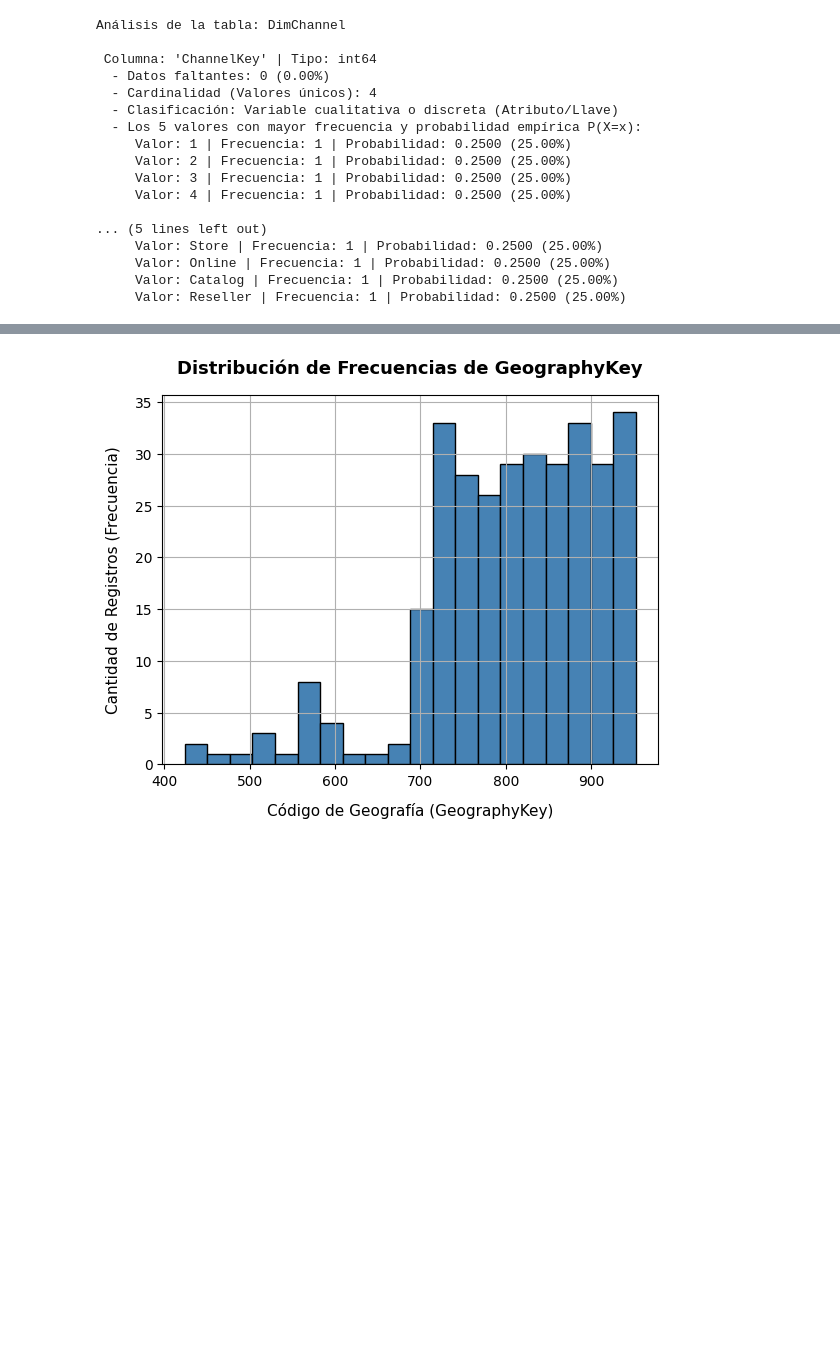
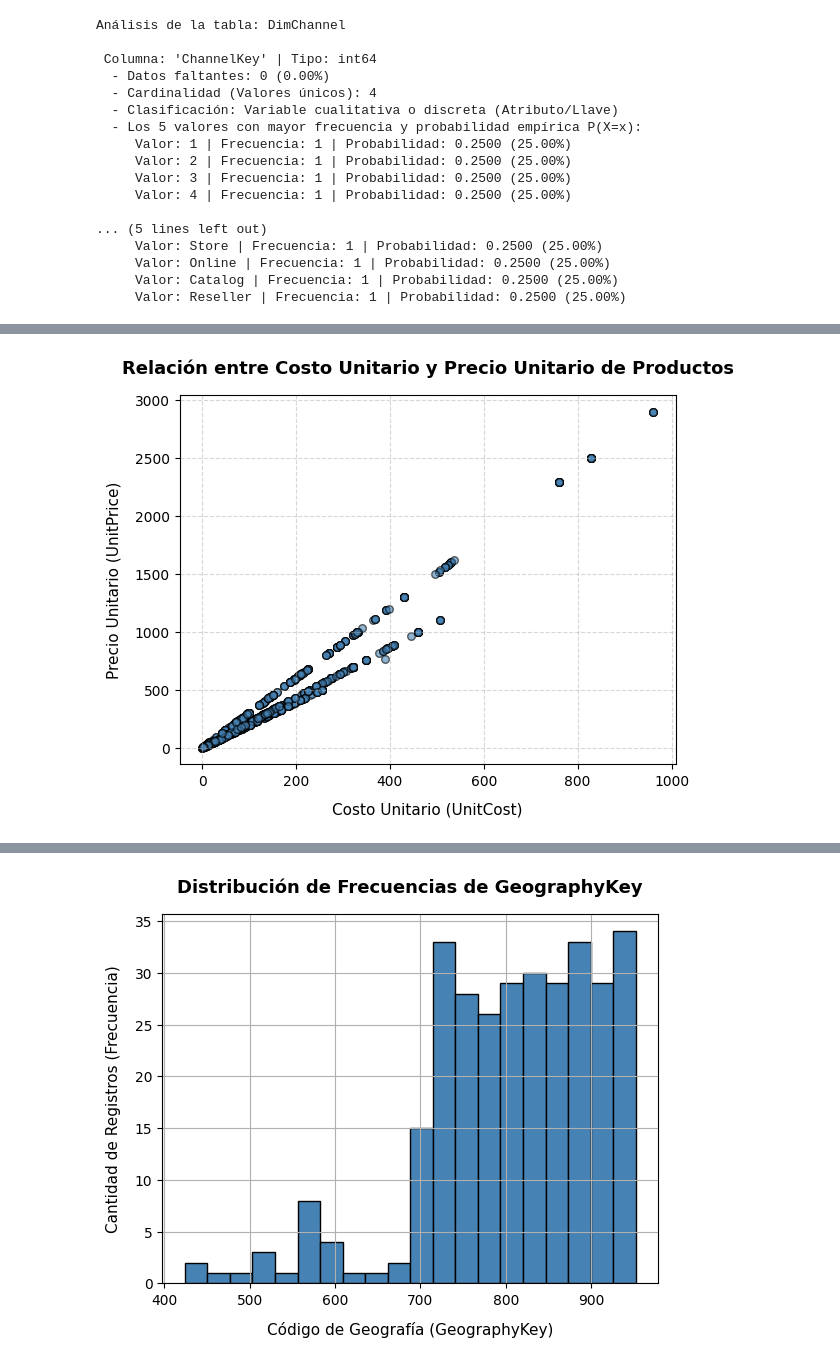
Before and after one commit to DarkLyng/Proyecto_Modelos, a Jupyter notebook: Proyecto_Modelos_.ipynb, the cells around one changed output, grey strips where cells are left out. Saved outputs shown, nothing was run; the diff lists cells and outputs as text; code cells hidden in the pictures; blank space fills up the shorter version.

```diff
--- a/Proyecto_Modelos_.ipynb
+++ b/Proyecto_Modelos_.ipynb
@@ -305,0 +341,12 @@ Análisis de la tabla: FactSales
+# %%
+# 4. Dispersión Costo vs Precio
+plt.scatter(tablas[2]["UnitCost"], tablas[2]["UnitPrice"], color='steelblue', alpha=0.6, edgecolor='black', s=30)
+
+plt.title("Relación entre Costo Unitario y Precio Unitario de Productos", fontsize=13, fontweight='bold', pad=15)
+plt.xlabel("Costo Unitario (UnitCost)", fontsize=11, labelpad=10)
+plt.ylabel("Precio Unitario (UnitPrice)", fontsize=11, labelpad=10)
+plt.grid(True, linestyle='--', alpha=0.5)
+
+plt.show()
+# %% [output]
+[figure, added]
```
Also changed, not shown: parts of 19 cells of this notebook.
